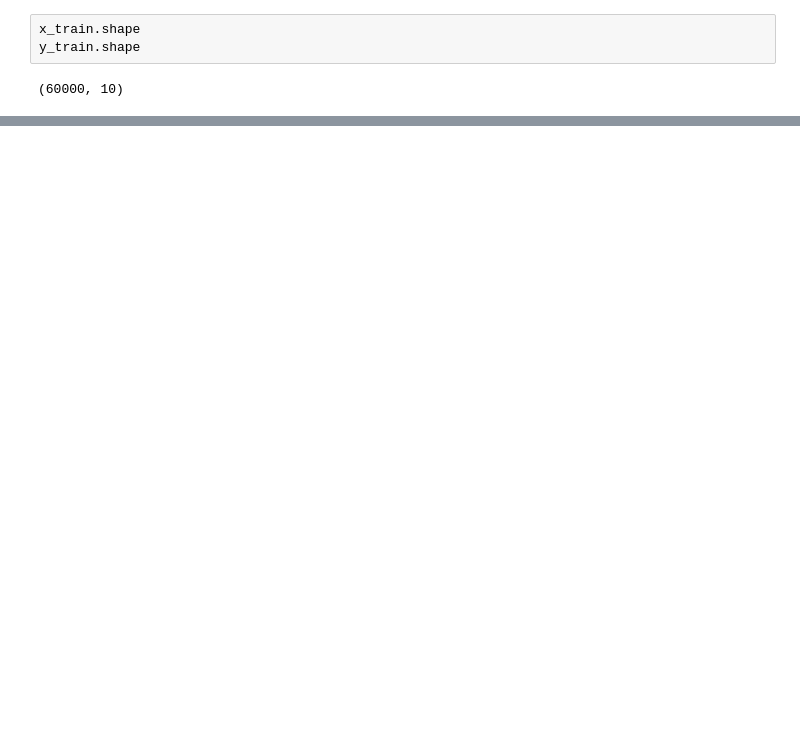
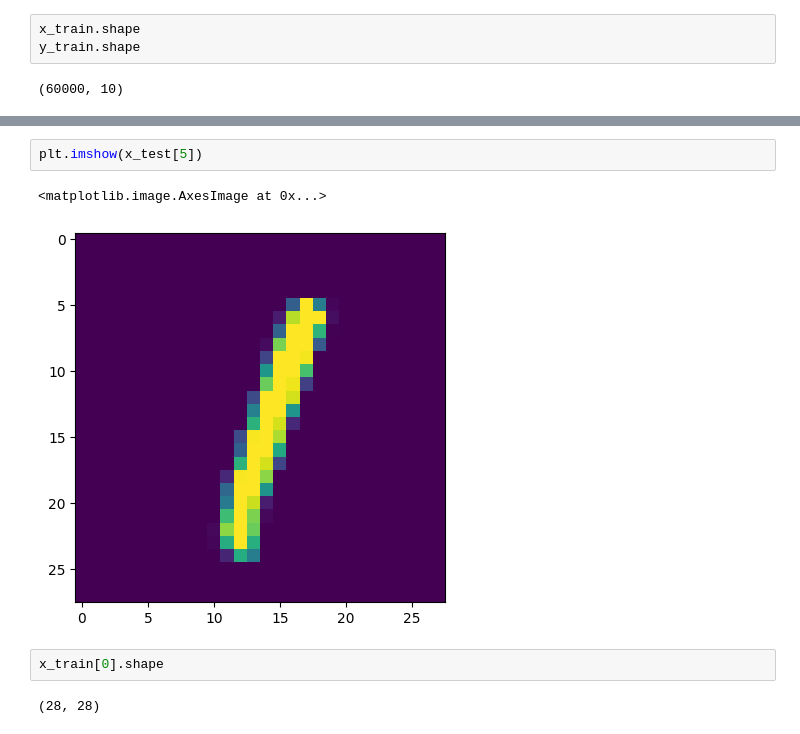
Before and after one commit to JOJUNHYUNG0818/ai, a Jupyter notebook: handNumber.ipynb, the cells around one changed output, grey strips where cells are left out. Saved outputs shown, nothing was run; the diff lists cells and outputs as text; blank space fills up the shorter version.

```diff
--- a/handNumber.ipynb
+++ b/handNumber.ipynb
@@ -82,0 +97,9 @@ Epoch 10: val_loss improved from 0.27177 to 0.26475, saving model to mnist_ditgi
+# %%
+plt.imshow(x_test[5])
+# %% [output]
+<matplotlib.image.AxesImage at 0x...>
+[figure, added]
+# %%
+x_train[0].shape
+# %% [output]
+(28, 28)
```
Also changed, not shown: parts of 14 cells of this notebook.
